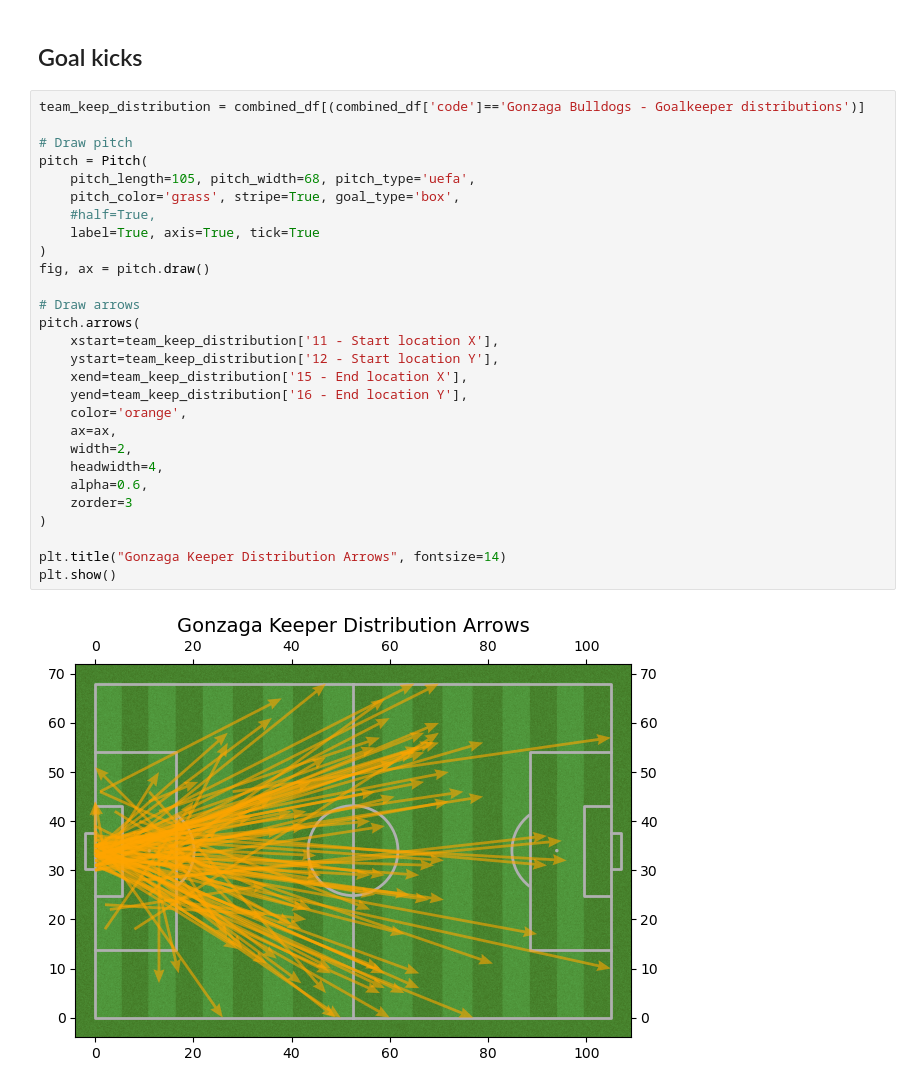
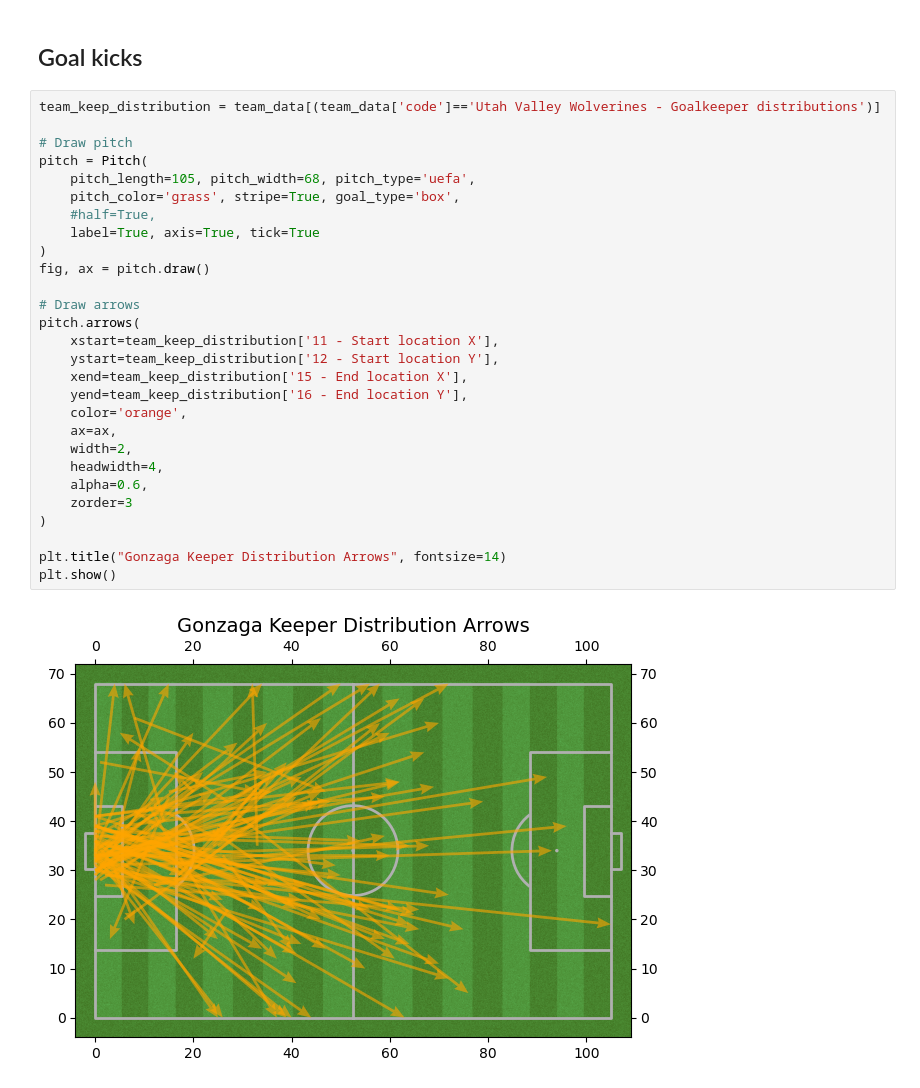
Before and after one commit to Hungagainagainagain/UofU-Soccer-Analytics, a Jupyter notebook: competitoranalyzed.ipynb, the cells around one changed output. Saved outputs shown, nothing was run; the diff lists cells and outputs as text.

```diff
--- a/competitoranalyzed.ipynb
+++ b/competitoranalyzed.ipynb
@@ -506,33 +326,33 @@ team_corners['10 - Players'].str.split(',')\
 # %% [markdown]
 ## Goal kicks
 # %%
-team_keep_distribution = combined_df[(combined_df['code']=='Gonzaga Bulldogs - Goalkeeper distributions')]
+team_keep_distribution = team_data[(team_data['code']=='Utah Valley Wolverines - Goalkeeper distributions')]
 
 # Draw pitch
 pitch = Pitch(
     pitch_length=105, pitch_width=68, pitch_type='uefa',
     pitch_color='grass', stripe=True, goal_type='box',
     #half=True,
     label=True, axis=True, tick=True
 )
 fig, ax = pitch.draw()
 
 # Draw arrows
 pitch.arrows(
     xstart=team_keep_distribution['11 - Start location X'],
     ystart=team_keep_distribution['12 - Start location Y'],
     xend=team_keep_distribution['15 - End location X'],
     yend=team_keep_distribution['16 - End location Y'],
     color='orange',
     ax=ax,
     width=2,
     headwidth=4,
     alpha=0.6,
     zorder=3
 )
 
 plt.title("Gonzaga Keeper Distribution Arrows", fontsize=14)
 plt.show()
 # %% [output]
-[figure, old version]
+[figure, new version]
 # %%
```
Also changed, not shown: parts of 31 cells of this notebook, 9 other files.
